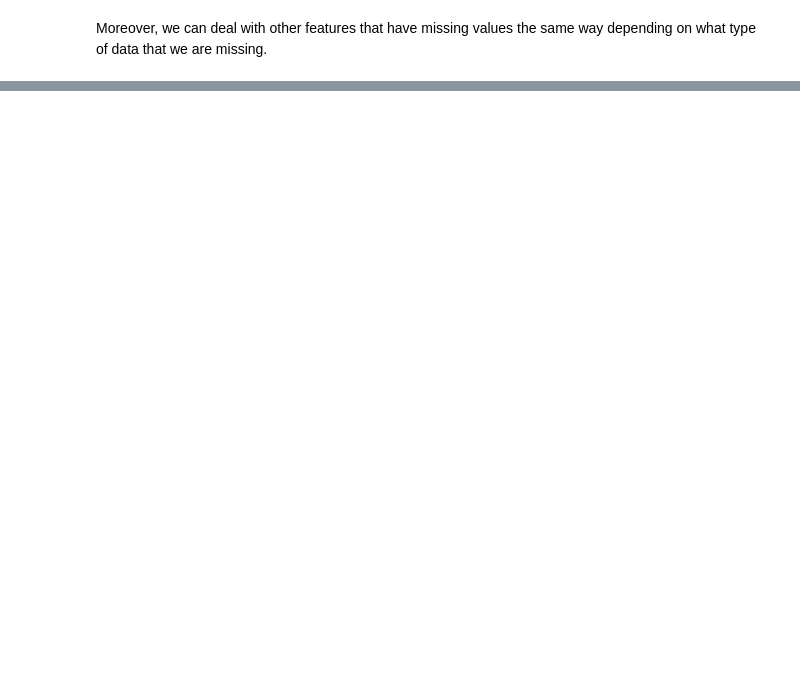
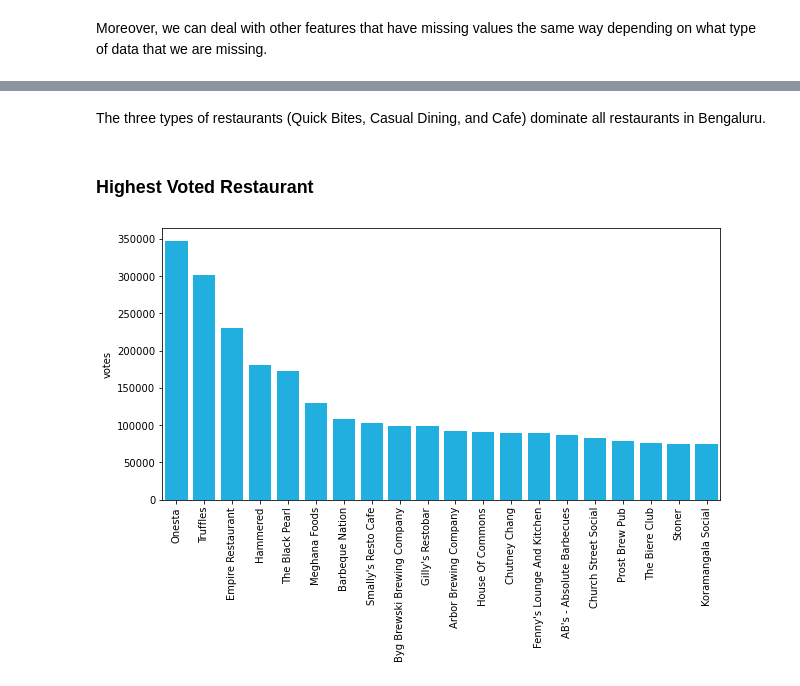
Before and after one commit to diardanoraihan/DA_Projects, a Jupyter notebook: Geospatial_Data_Analysis/Zomato_Case_Study/Project_Notebook.ipynb, the cells around one changed output, grey strips where cells are left out. Cells and saved outputs as stored; diff of their text form; code cells hidden in the pictures; blank space fills up the shorter version.

```diff
--- a/Geospatial_Data_Analysis/Zomato_Case_Study/Project_Notebook.ipynb
+++ b/Geospatial_Data_Analysis/Zomato_Case_Study/Project_Notebook.ipynb
@@ -198,0 +295,5 @@ Moreover, we can deal with other features that have missing values the same way
+# %%
+# drop any missing value
+df.dropna(axis =0, subset=['rest_type'], inplace = True)
+# Check for any missing value exist
+df['rest_type'].isna().sum()
@@ -198,0 +317,14 @@ Moreover, we can deal with other features that have missing values the same way
+# %% [markdown]
+The three types of restaurants (Quick Bites, Casual Dining, and Cafe) dominate all restaurants in Bengaluru.
+# %% [markdown]
+### Highest Voted Restaurant
+# %%
+plt.figure(figsize = (10, 5))
+sns.barplot(x = df.groupby('name')['votes'].sum().nlargest(20).index,
+            y = df.groupby('name')['votes'].sum().nlargest(20),
+            color = 'deepskyblue')
+plt.xticks(rotation = 'vertical')
+plt.xlabel(None)
+plt.show()
+# %% [output]
+[figure, added]
```
Also changed, not shown: parts of 33 cells of this notebook.
